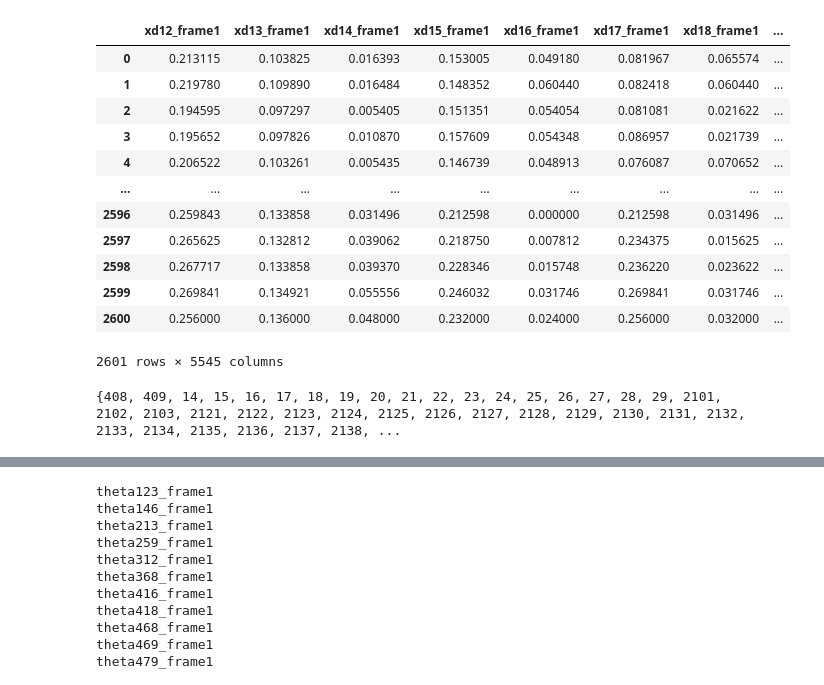
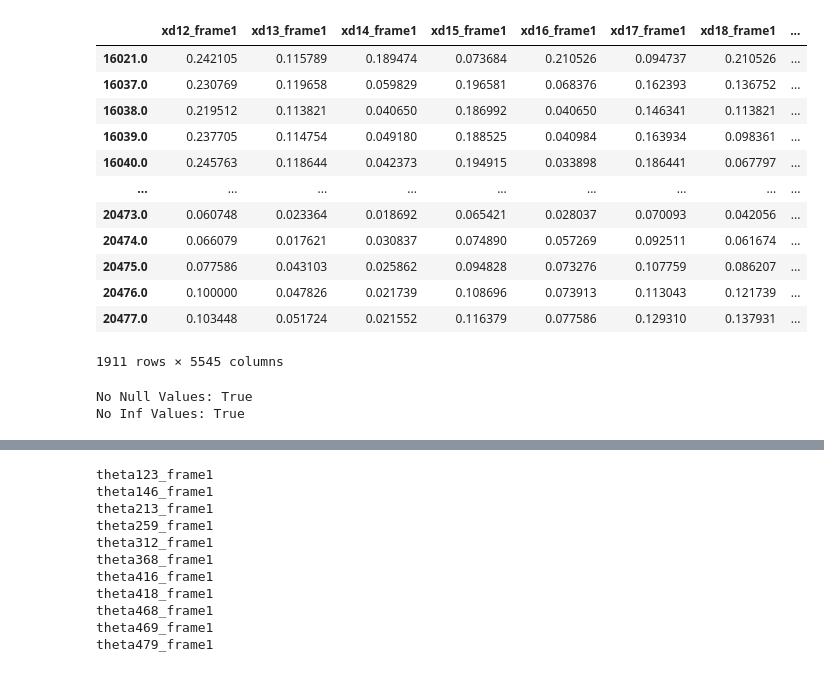
Before and after one commit to niviruwijayaratne/pedestrian-intent-estimation, a Jupyter notebook: Pose Estimation/JAAD/Untitled.ipynb, the cells around one changed output, grey strips where cells are left out. Saved outputs shown, nothing was run; the diff lists cells and outputs as text; code cells hidden in the pictures.

Commit message:
bug fixes, no null or inf values in calculated features

```diff
--- a/Pose Estimation/JAAD/Untitled.ipynb
+++ b/Pose Estimation/JAAD/Untitled.ipynb
@@ -37,32 +37,25 @@ for i in range(1, 15):
     for j in range(396*(i-1), 396*i):
         names[j] += "_frame" + str(i)
 # %%
-df = pd.read_csv("pose_features_train/final_features.csv", header=0, names=names)
+df = pd.read_csv("pose_features_train/train_features.csv", index_col=0, header=0, names=names)
 df
 # %% [output]
 |  | xd12_frame1 | xd13_frame1 | xd14_frame1 | xd15_frame1 | xd16_frame1 | xd17_frame1 | xd18_frame1 | ... |
-| 0 | 0.213115 | 0.103825 | 0.016393 | 0.153005 | 0.049180 | 0.081967 | 0.065574 | ... |
-| 1 | 0.219780 | 0.109890 | 0.016484 | 0.148352 | 0.060440 | 0.082418 | 0.060440 | ... |
-| 2 | 0.194595 | 0.097297 | 0.005405 | 0.151351 | 0.054054 | 0.081081 | 0.021622 | ... |
-| 3 | 0.195652 | 0.097826 | 0.010870 | 0.157609 | 0.054348 | 0.086957 | 0.021739 | ... |
-| 4 | 0.206522 | 0.103261 | 0.005435 | 0.146739 | 0.048913 | 0.076087 | 0.070652 | ... |
+| 16021.0 | 0.242105 | 0.115789 | 0.189474 | 0.073684 | 0.210526 | 0.094737 | 0.210526 | ... |
+| 16037.0 | 0.230769 | 0.119658 | 0.059829 | 0.196581 | 0.068376 | 0.162393 | 0.136752 | ... |
+| 16038.0 | 0.219512 | 0.113821 | 0.040650 | 0.186992 | 0.040650 | 0.146341 | 0.113821 | ... |
+| 16039.0 | 0.237705 | 0.114754 | 0.049180 | 0.188525 | 0.040984 | 0.163934 | 0.098361 | ... |
+| 16040.0 | 0.245763 | 0.118644 | 0.042373 | 0.194915 | 0.033898 | 0.186441 | 0.067797 | ... |
 | ... | ... | ... | ... | ... | ... | ... | ... | ... |
-| 2596 | 0.259843 | 0.133858 | 0.031496 | 0.212598 | 0.000000 | 0.212598 | 0.031496 | ... |
-| 2597 | 0.265625 | 0.132812 | 0.039062 | 0.218750 | 0.007812 | 0.234375 | 0.015625 | ... |
-| 2598 | 0.267717 | 0.133858 | 0.039370 | 0.228346 | 0.015748 | 0.236220 | 0.023622 | ... |
-| 2599 | 0.269841 | 0.134921 | 0.055556 | 0.246032 | 0.031746 | 0.269841 | 0.031746 | ... |
-| 2600 | 0.256000 | 0.136000 | 0.048000 | 0.232000 | 0.024000 | 0.256000 | 0.032000 | ... |
+| 20473.0 | 0.060748 | 0.023364 | 0.018692 | 0.065421 | 0.028037 | 0.070093 | 0.042056 | ... |
+| 20474.0 | 0.066079 | 0.017621 | 0.030837 | 0.074890 | 0.057269 | 0.092511 | 0.061674 | ... |
+| 20475.0 | 0.077586 | 0.043103 | 0.025862 | 0.094828 | 0.073276 | 0.107759 | 0.086207 | ... |
+| 20476.0 | 0.100000 | 0.047826 | 0.021739 | 0.108696 | 0.073913 | 0.113043 | 0.121739 | ... |
+| 20477.0 | 0.103448 | 0.051724 | 0.021552 | 0.116379 | 0.077586 | 0.129310 | 0.137931 | ... |
-2601 rows × 5545 columns
+1911 rows × 5545 columns
-# %%
-bads = []
-for column in names:
-    if len(df[df[column].isna()]):
-        bads.append(column)
-# for i, val in enumerate(df["theta123_frame1"]):
-#     if val.isna():
-#         print(i)
-indices = []
-for val in bads:
-    indices.extend(df[val].index[df[val].apply(np.isnan)])
-# %% [output]
-{408, 409, 14, 15, 16, 17, 18, 19, 20, 21, 22, 23, 24, 25, 26, 27, 28, 29, 2101, 2102, 2103, 2121, 2122, 2123, 2124, 2125, 2126, 2127, 2128, 2129, 2130, 2131, 2132, 2133, 2134, 2135, 2136, 2137, 2138, ...
+# %%
+print("No Null Values:", not len(pd.isnull(df).any().values.nonzero()) == 0)
+print("No Inf Values:", len(np.argwhere(np.isfinite(df.values) == 0)) == 0)
+# %% [output]
+No Null Values: True
+No Inf Values: True
```
Also changed, not shown: parts of 7 cells of this notebook, 2 other files.
